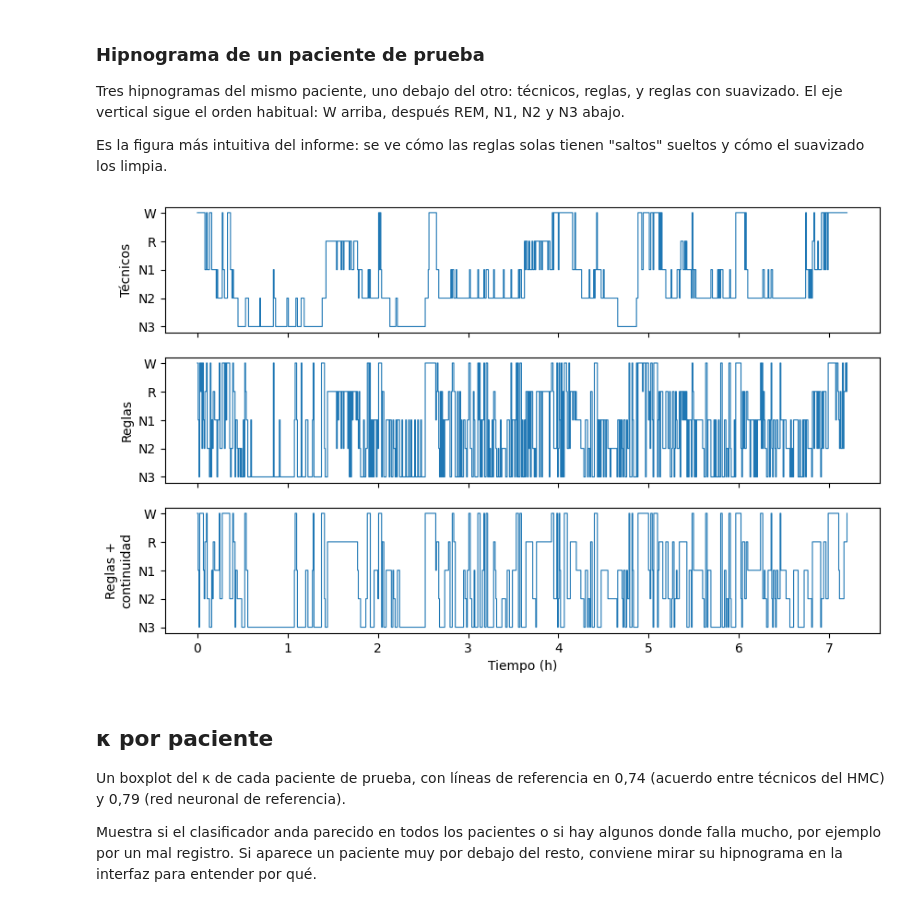
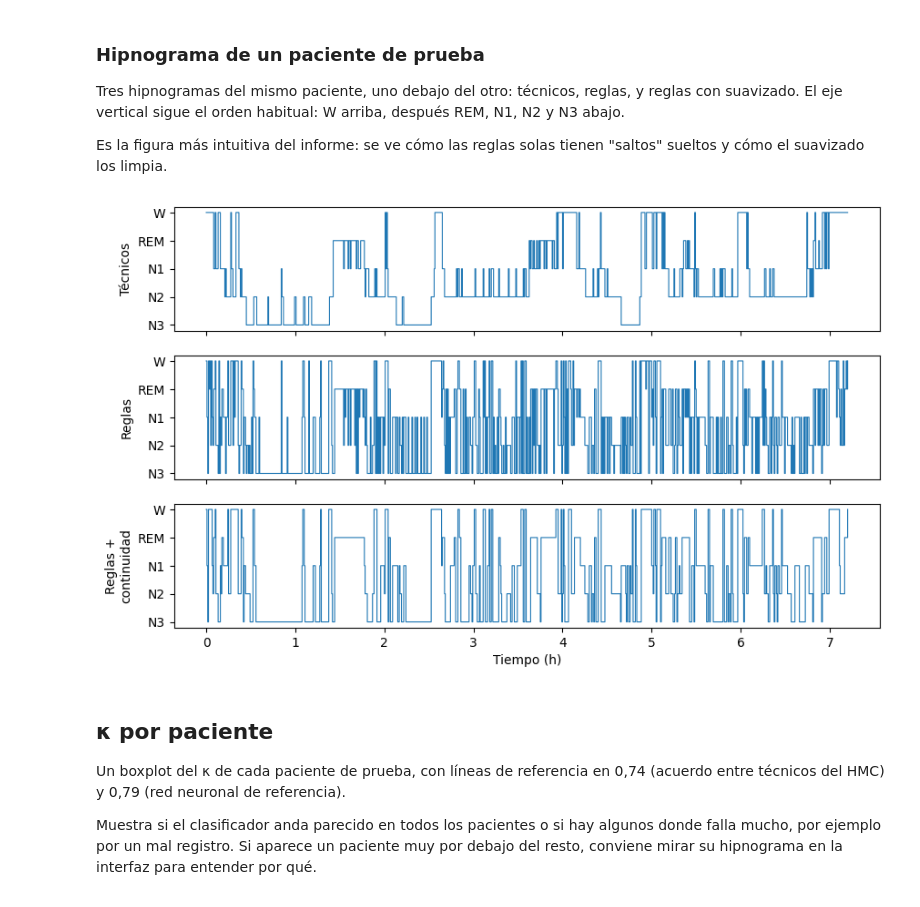
Before and after one commit to ldelia22/PSIB2026Q2-TPS-Grupo02-CassanoNieto-DElia-Ortega, a Jupyter notebook: codigo/notebooks/03_frente_C_clasificacion.ipynb, the cells around one changed output. Drawn from its saved outputs; the diff is of its cells as text; code cells hidden in the pictures.

```diff
--- a/codigo/notebooks/03_frente_C_clasificacion.ipynb
+++ b/codigo/notebooks/03_frente_C_clasificacion.ipynb
@@ -925,22 +931,22 @@ Es la figura más intuitiva del informe: se ve cómo las reglas solas tienen "sa
 # %%
 ORDEN = {0: 4, 4: 3, 1: 2, 2: 1, 3: 0}  # W arriba, REM debajo, después N1, N2, N3
 
 def a_altura(y):
     return np.array([ORDEN.get(int(e), np.nan) for e in y])
 
 tabla = prueba[0]
 horas = np.arange(len(tabla.estadios)) * 30 / 3600
 fig, axs = plt.subplots(3, 1, figsize=(10, 6), sharex=True, sharey=True)
 for ax, y, titulo in zip(axs,
                          [tabla.estadios, modelos["ninguno"].predecir(tabla), modelos["reglas"].predecir(tabla)],
                          ["Técnicos", "Reglas", "Reglas +\ncontinuidad"]):
     ax.step(horas, a_altura(y), where="post", lw=0.8)
     ax.set_ylabel(titulo)
-axs[0].set_yticks([4, 3, 2, 1, 0], ["W", "R", "N1", "N2", "N3"])
+axs[0].set_yticks([4, 3, 2, 1, 0], ["W", "REM", "N1", "N2", "N3"])
 axs[-1].set_xlabel("Tiempo (h)")
 guardar(fig, f"c_hipnograma_{tabla.id}")
 # %% [output]
-[figure, old version]
+[figure, new version]
 # %% [markdown]
 ## κ por paciente
 
```
Also changed, not shown: parts of 7 cells of this notebook, 22 other files.
